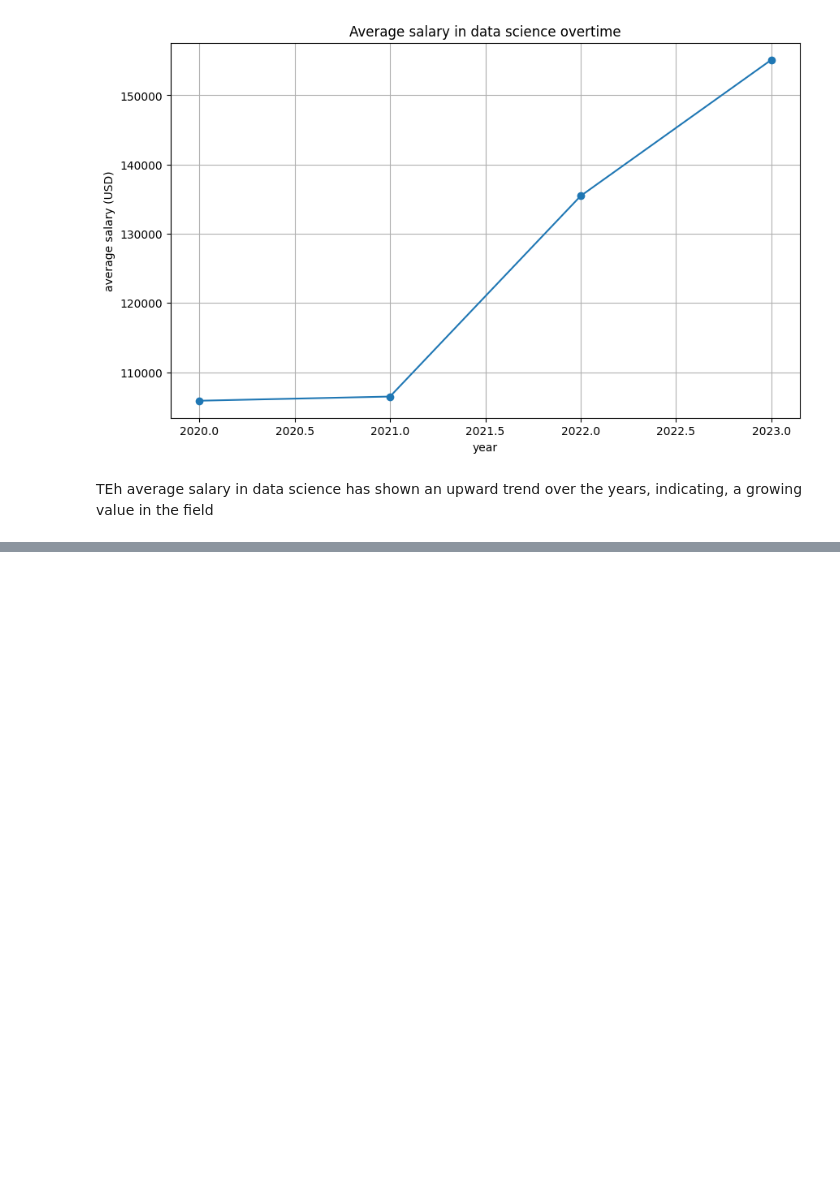
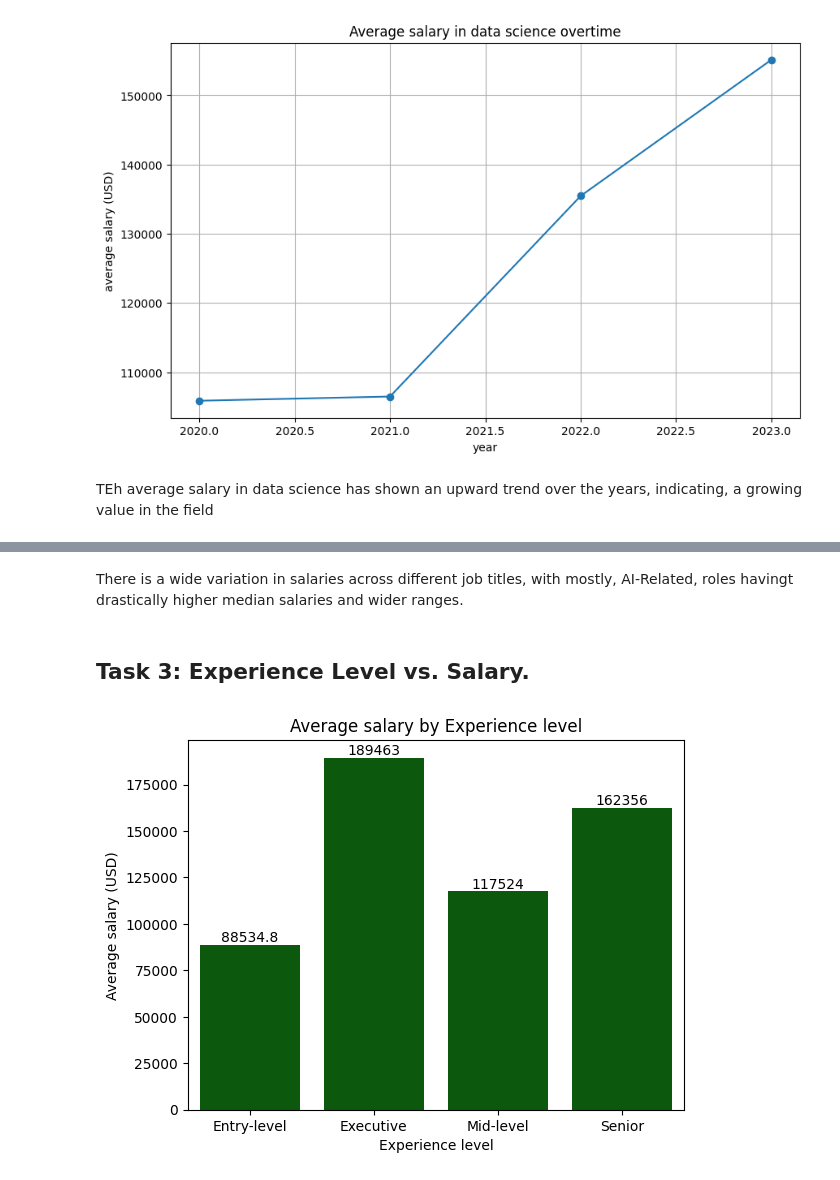
Before and after one commit to dcChilshock/AP-ComputerScience, a Jupyter notebook: prog6280a.ipynb, the cells around one changed output, grey strips where cells are left out. Cells and saved outputs as stored; diff of their text form; code cells hidden in the pictures; blank space fills up the shorter version.

```diff
--- a/prog6280a.ipynb
+++ b/prog6280a.ipynb
@@ -80,0 +94,15 @@ TEh average salary in data science has shown an upward trend over the years, ind
+# %% [markdown]
+There is a wide variation in salaries across different job titles, with mostly, AI-Related, roles havingt drastically higher median salaries and wider ranges.
+# %% [markdown]
+## Task 3: Experience Level vs. Salary.
+# %%
+salary_by_exp = df.groupby('experience_level')['salary_in_usd'].mean()
+#salary_by_exp.plot(kind='bar')
+ax = sns.barplot(x=salary_by_exp.index, y=salary_by_exp.values,color='darkgreen')
+ax.bar_label(ax.containers[0], fontsize=10)
+plt.title('Average salary by Experience level')
+plt.xlabel('Experience level')
+plt.ylabel('Average salary (USD)')
+plt.show()
+# %% [output]
+[figure, added]
```
Also changed, not shown: parts of 11 cells of this notebook, 1 other file.
